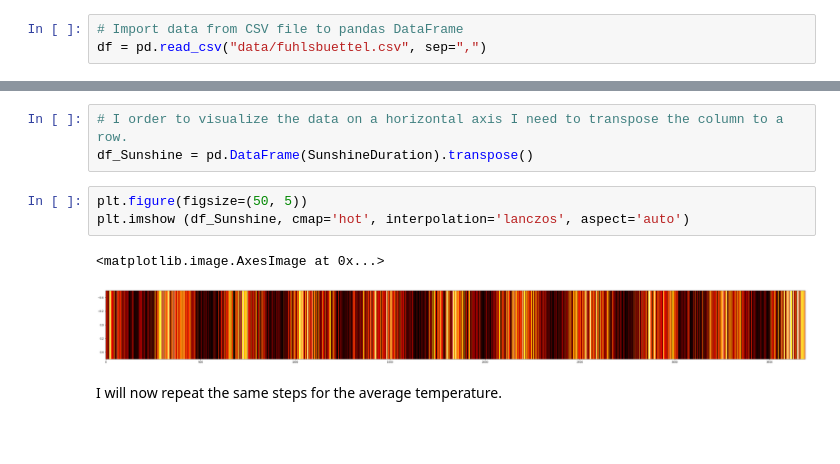
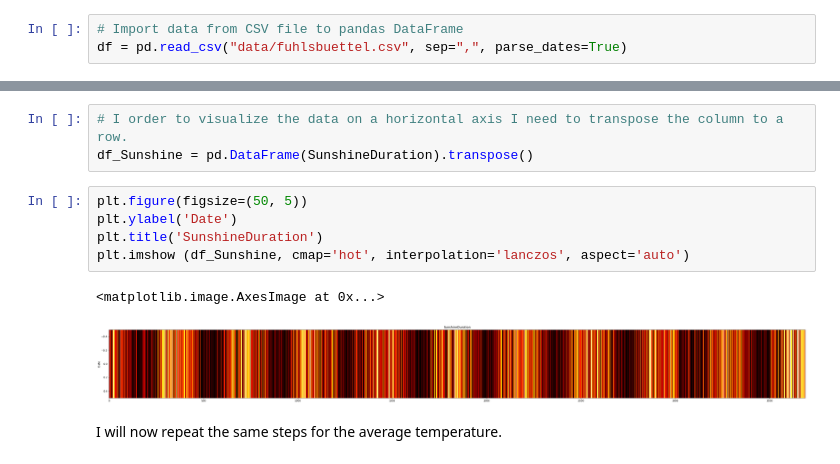
Before and after one commit to marianoju/neuefische, a Jupyter notebook: fuhlsbuettel.ipynb, the cells around one changed output, grey strips where cells are left out. Cells and saved outputs as stored; diff of their text form; blank space fills up the shorter version.

Commit message:
Weather data analysis

```diff
--- a/fuhlsbuettel.ipynb
+++ b/fuhlsbuettel.ipynb
@@ -19,3 +21,3 @@ import scipy.stats as st
 # %%
 # Import data from CSV file to pandas DataFrame
-df = pd.read_csv("data/fuhlsbuettel.csv", sep=",")
+df = pd.read_csv("data/fuhlsbuettel.csv", sep=",", parse_dates=True)
@@ -68,10 +72,12 @@ The number of bins is an approximate multiple of the maximum value (15.6 hours)
 df_Sunshine = pd.DataFrame(SunshineDuration).transpose()
 # %%
 plt.figure(figsize=(50, 5))
+plt.ylabel('Date')
+plt.title('SunshineDuration')
 plt.imshow (df_Sunshine, cmap='hot', interpolation='lanczos', aspect='auto')
 # %% [output]
 <matplotlib.image.AxesImage at 0x...>
-[figure, old version]
+[figure, new version]
 # %% [markdown]
 I will now repeat the same steps for the average temperature.
 # %%
```
Also changed, not shown: parts of 23 cells of this notebook, 3 other files.
